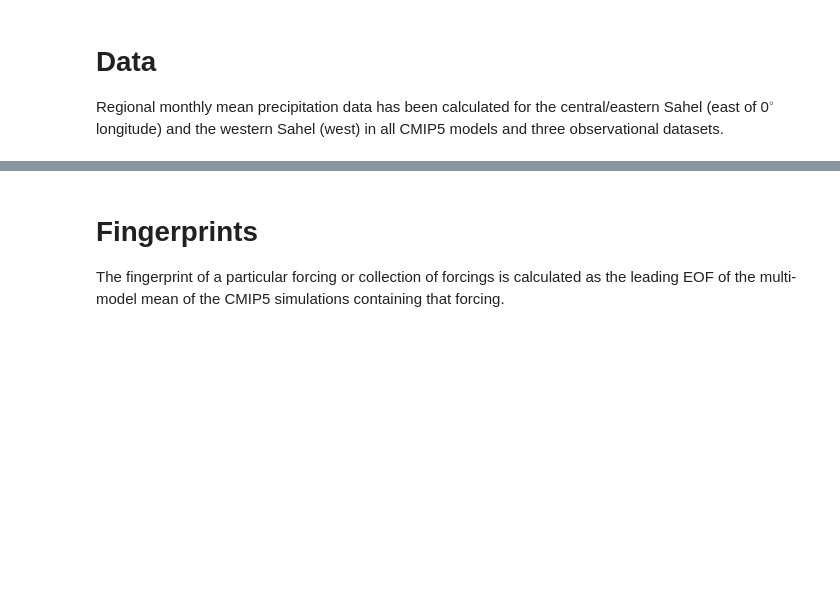
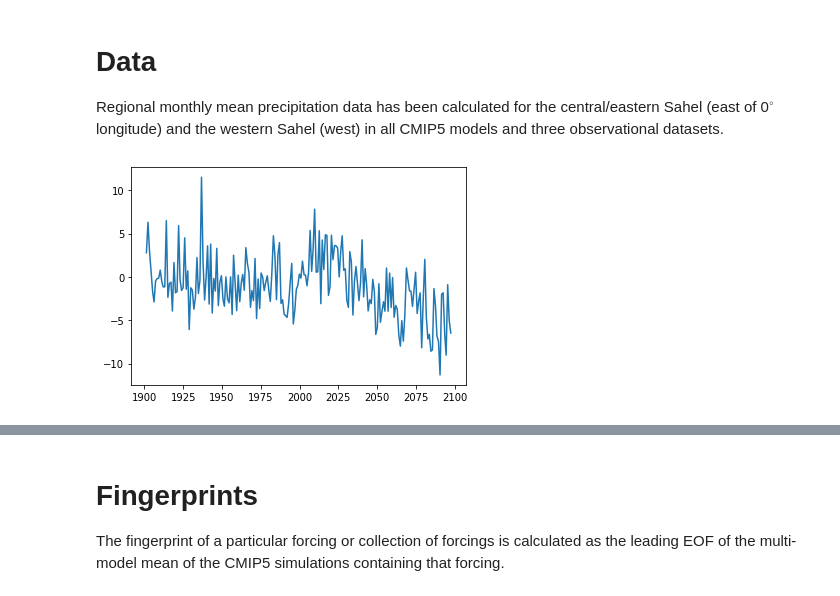
Before and after one commit to katemarvel/Sahel_Code, a Jupyter notebook: SahelFingerprinting.ipynb, the cells around one changed output, grey strips where cells are left out. Drawn from its saved outputs; the diff is of its cells as text; code cells hidden in the pictures; blank space fills up the shorter version.

Commit message:
Fingerprinting and TOE done

```diff
--- a/SahelFingerprinting.ipynb
+++ b/SahelFingerprinting.ipynb
@@ -18,5 +24,5 @@ import Plotting
 # Data
 Regional monthly mean precipitation data has been calculated for the central/eastern Sahel (east of 0$^{\circ}$ longitude) and the western Sahel (west) in all CMIP5 models and three observational datasets.
 # %%
-cmip_directory = "/Users/kmarvel/Google Drive/Sahel/DATA/FIX/"
+cmip_directory = "/Users/kmarvel/Google Drive/Sahel/DATA/CMIP5/INTENSITY/"
 obs_directory = "/Users/kmarvel/Google Drive/Sahel/DATA/OBS/PROCESSED/"
@@ -22,0 +156,14 @@ obs_directory = "/Users/kmarvel/Google Drive/Sahel/DATA/OBS/PROCESSED/"
+# %%
+experiment="historical-rcp85"
+base_period=('1950-1-1','1979-12-31')
+h85=CMIP5DATA(experiment)
+solver=h85.fingerprint()
+modeli=3
+include=["pr_CE","intensity_CE","pr_W","intensity_W"]
+to_proj=[]
+for incl in include:
+    dat=h85.anomalies[incl][modeli]
+    to_proj+=[dat/np.std(dat)]
+Plotting.time_plot(solver.projectField(to_proj)[:,1])
+# %% [output]
+[figure, added]
```
Also changed, not shown: parts of 27 cells of this notebook, 2 other files.
